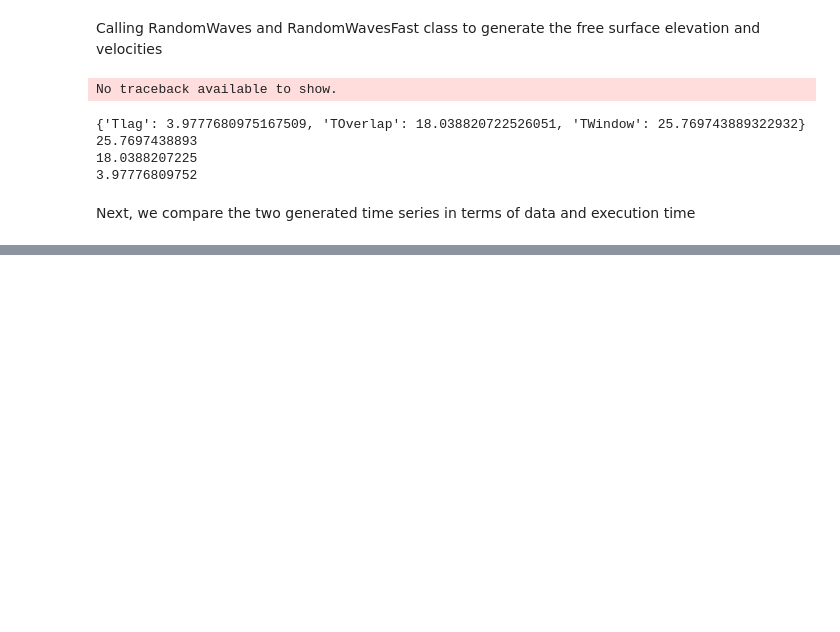
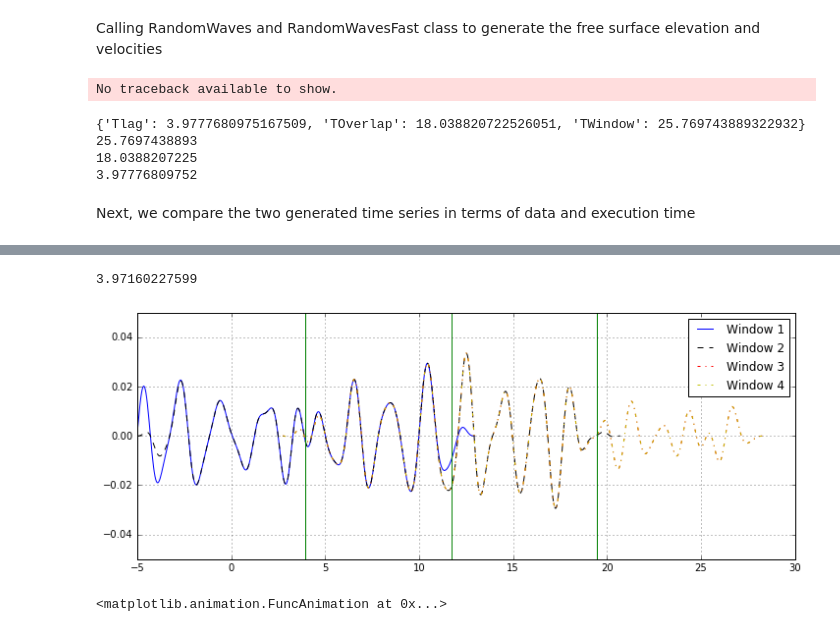
Before and after one commit to erdc/workshops, a Jupyter notebook: t03_WaveTools/10_RZ_tester.ipynb, the cells around one changed output, grey strips where cells are left out. Cells and saved outputs as stored; diff of their text form; code cells hidden in the pictures; blank space fills up the shorter version.

Commit message:
Added animation example

```diff
--- a/t03_WaveTools/10_RZ_tester.ipynb
+++ b/t03_WaveTools/10_RZ_tester.ipynb
@@ -177,0 +152,31 @@ a
+# %%
+windows = RW_Fast.windows
+ci = min(RW_Fast.ci)
+ho = RW_Fast.ho
+Lgen = 5.
+Tlag = Lgen/ci
+print Tlag
+plt.close("all")
+from IPython.display import HTML
+from matplotlib import animation, rc
+fig, ax = plt.subplots(figsize=(12,4.5))
+ax.set_xlim(( -5, 30))
+ax.set_ylim((-0.05, 0.05))
+plt.grid()
+line0 = ax.plot(windows[0][:,0],windows[0][:,1],label="Window 1")
+line1 = ax.plot(windows[1][:,0],windows[1][:,1],"k--",label="Window 2")
+line2 = ax.plot(windows[2][:,0],windows[2][:,1],"r-.",label="Window 3")
+line3 = ax.plot(windows[2][:,0],windows[2][:,1],"y-.",label="Window 4")
+
+ax.legend()
+line, = ax.plot([], [], "ko-",lw=2)
+line4 = ax.plot([ho[0],ho[0]],[-1000,1000],"g-")
+line4 = ax.plot([ho[1],ho[1]],[-1000,1000],"g-")
+line4 = ax.plot([ho[2],ho[2]],[-1000,1000],"g-")
+
+
+text1 = ax.text(0-Tlag,0.03,"")
+text2 = ax.text(0,0.03,"")
+# %% [output]
+3.97160227599
+[figure, added]
@@ -177,0 +202,10 @@ a
+# %%
+anim = animation.FuncAnimation(fig, animate, init_func=init,
+                               frames=100, interval=200, blit=True)
+sys.path.append("D:/Work/ffmpeg/ffmpeg-20160831-99882d0-win64-static/bin/")
+plt.rcParams['animation.writer']='ffmpeg'
+plt.rcParams['animation.ffmpeg_path'] ="D:/Work/ffmpeg/ffmpeg-20160831-99882d0-win64-static/bin/ffmpeg.exe"
+rc('animation', html='html5')
+anim
+# %% [output]
+<matplotlib.animation.FuncAnimation at 0x...>
```
Also changed, not shown: parts of 5 cells of this notebook.
